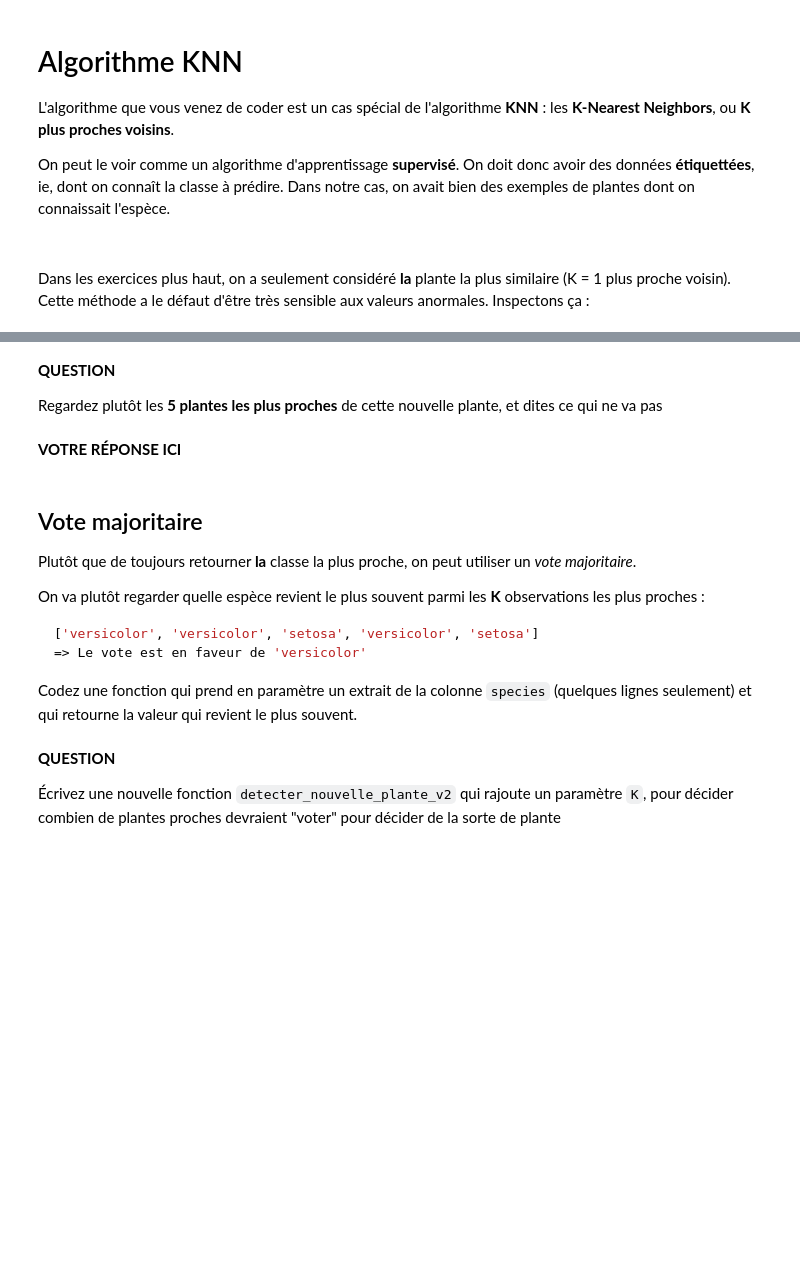
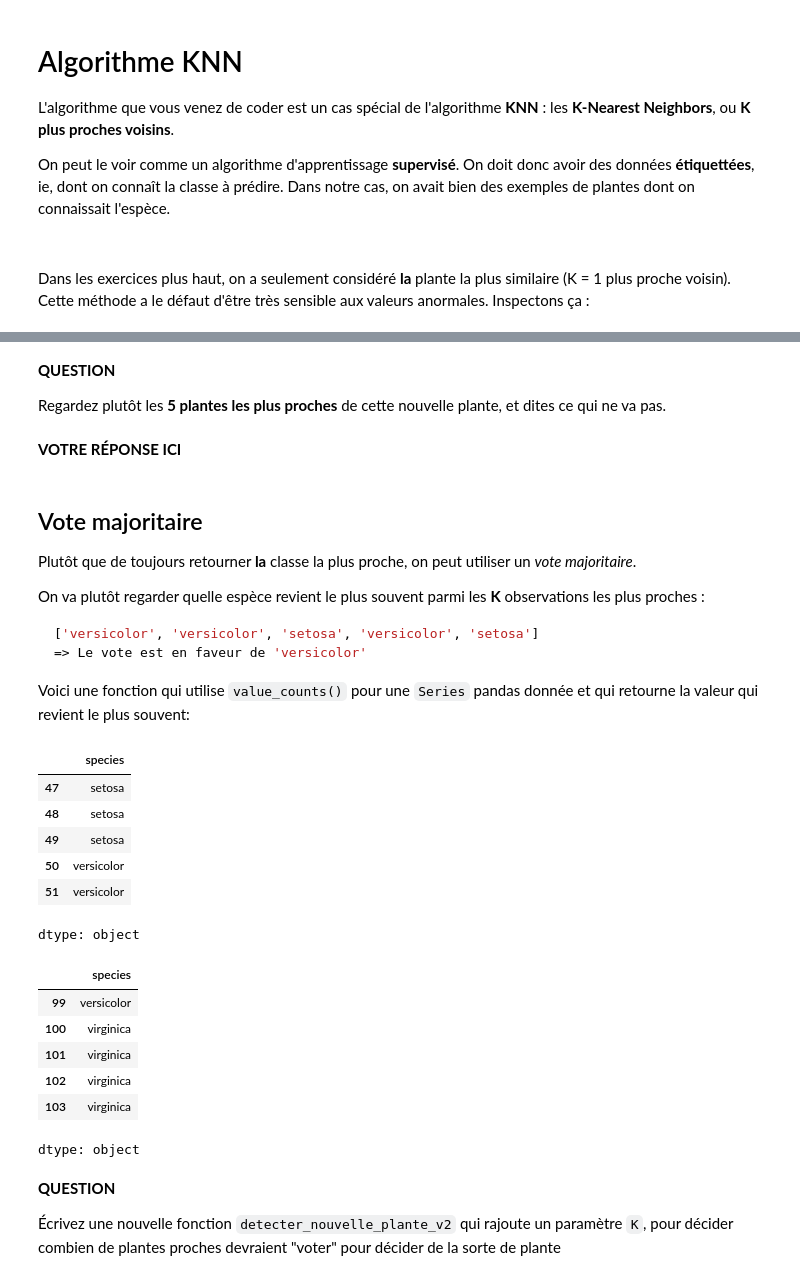
Before and after one commit to 316k/notebooks-cf1, a Jupyter notebook: exercices/06_Classification_KNN.ipynb, the cells around one changed output, grey strips where cells are left out. Cells and saved outputs as stored; diff of their text form; code cells hidden in the pictures; blank space fills up the shorter version.

Commit message:
Classification avec KNN

````diff
--- a/exercices/06_Classification_KNN.ipynb
+++ b/exercices/06_Classification_KNN.ipynb
@@ -260,4 +270,4 @@ Selon la fonction que vous avez codée plus haut, quelle est son espèce?
 # %% [markdown]
 **QUESTION**
 
-Regardez plutôt les **5 plantes les plus proches** de cette nouvelle plante, et dites ce qui ne va pas
+Regardez plutôt les **5 plantes les plus proches** de cette nouvelle plante, et dites ce qui ne va pas.
@@ -277,25 +292,36 @@ On va plutôt regarder quelle espèce revient le plus souvent parmi les **K** ob
 => Le vote est en faveur de 'versicolor'
 ```
 
-Codez une fonction qui prend en paramètre un extrait de la colonne `species` (quelques lignes seulement) et qui retourne la valeur qui revient le plus souvent.
+Voici une fonction qui utilise `value_counts()` pour une `Series` pandas donnée et qui retourne la valeur qui revient le plus souvent:
 # %%
-#@title Exercice 1.10
-
 def vote_majoritaire(choix):
-  ...
-
-###########
-
-
-######## tests
+  # value_counts() retourne une Series avec le nombre de valeurs
+  valeurs = choix.value_counts()
+  valeurs = valeurs.sort_values()
+  return valeurs.index[-1]
 
 exemple_especes1 = iris.loc[47:51].species
 display(exemple_especes1)
-print(vote_majoritaire(exemple_especes1)) # Ici, on devrait dire "setosa"
+assert vote_majoritaire(exemple_especes1) == "setosa"
 
 exemple_especes2 = iris.loc[99:103].species
 display(exemple_especes2)
-print(vote_majoritaire(exemple_especes2)) # Ici, on devrait dire "virginica"
+assert vote_majoritaire(exemple_especes2) == "virginica"
+# %% [output]
+|  | species |
+| 47 | setosa |
+| 48 | setosa |
+| 49 | setosa |
+| 50 | versicolor |
+| 51 | versicolor |
+dtype: object
+|  | species |
+| 99 | versicolor |
+| 100 | virginica |
+| 101 | virginica |
+| 102 | virginica |
+| 103 | virginica |
+dtype: object
 # %% [markdown]
 **QUESTION**
 
````
Also changed, not shown: parts of 41 cells of this notebook, 3 other files.
